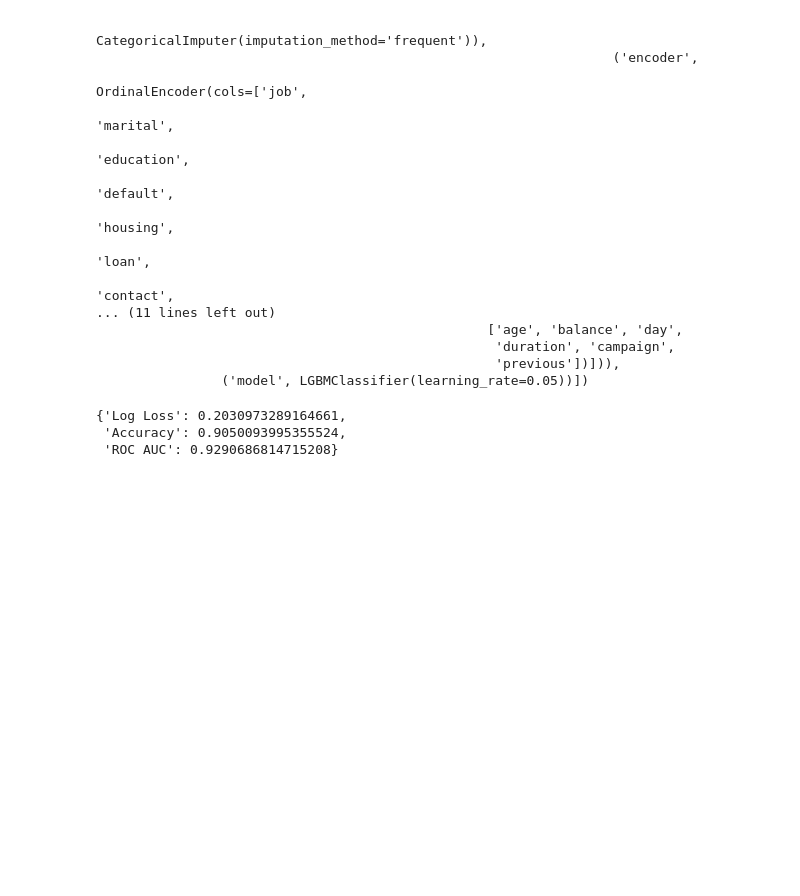
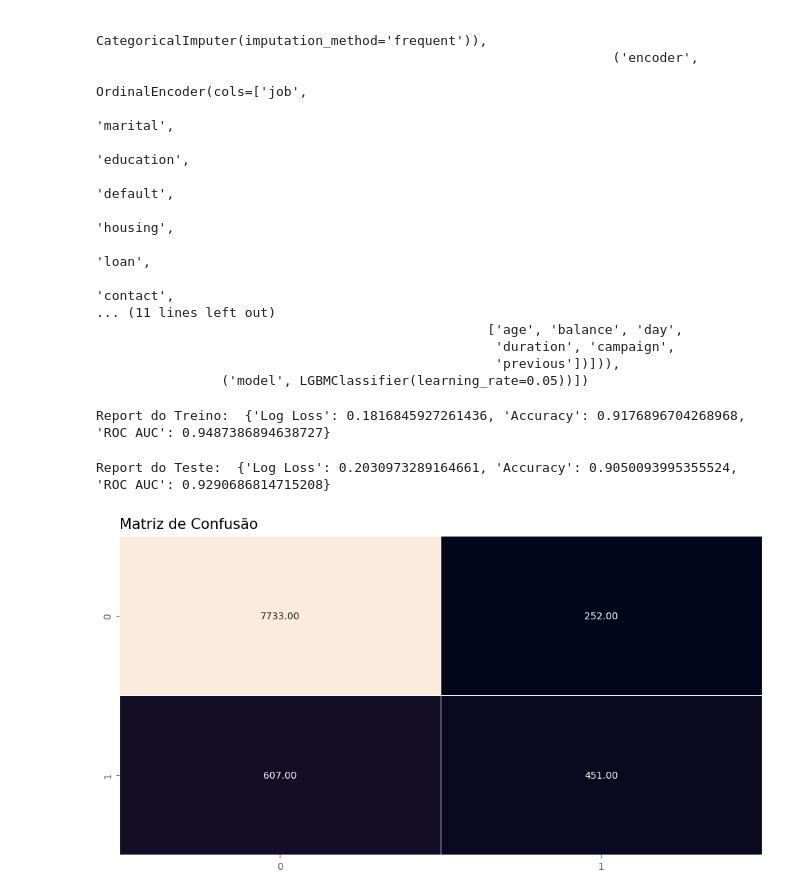
Before and after one commit to datalopes1/bank_marketing_success, a Jupyter notebook: notebooks/eda.ipynb, the cells around one changed output. Drawn from its saved outputs; the diff is of its cells as text; code cells hidden in the pictures; blank space fills up the shorter version.

```diff
--- a/notebooks/eda.ipynb
+++ b/notebooks/eda.ipynb
@@ -840,11 +864,22 @@ def metrics_report(y_true, y_pred_proba, threshold = 0.5):
          'Accuracy': acc,
          'ROC AUC': roc_auc,
      }
-# %%
-metrics_report(y_test, y_pred_proba)
-# %% [output]
-{'Log Loss': 0.2030973289164661,
- 'Accuracy': 0.9050093995355524,
- 'ROC AUC': 0.9290686814715208}
+# %%
+print("Report do Treino: ", metrics_report(y_train, y_pred_proba_train))
+# %% [output]
+Report do Treino:  {'Log Loss': 0.1816845927261436, 'Accuracy': 0.9176896704268968, 'ROC AUC': 0.9487386894638727}
+# %%
+print("Report do Teste: ", metrics_report(y_test, y_pred_proba))
+# %% [output]
+Report do Teste:  {'Log Loss': 0.2030973289164661, 'Accuracy': 0.9050093995355524, 'ROC AUC': 0.9290686814715208}
+# %%
+matrix = confusion_matrix(y_test, y_pred)
+
+fig, ax = plt.subplots(figsize = (12, 6))
+sns.heatmap(matrix, annot = True, fmt = '.2f', linewidths=0.5, linecolor='white', cbar=False)
+ax.set_title("Matriz de Confusão", fontsize = 15, pad = 8, loc = 'left')
+plt.show()
+# %% [output]
+[figure, added]
 # %%
 curve = roc_curve(y_test, y_pred_proba)
```
Also changed, not shown: parts of 7 cells of this notebook, 1 other file.
